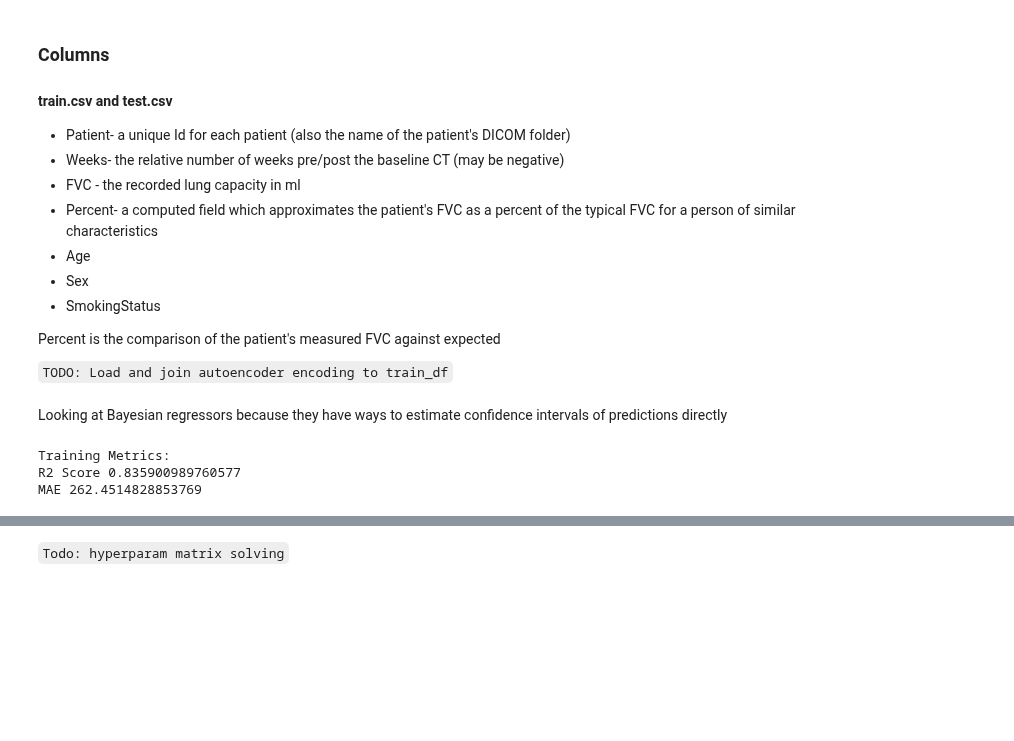
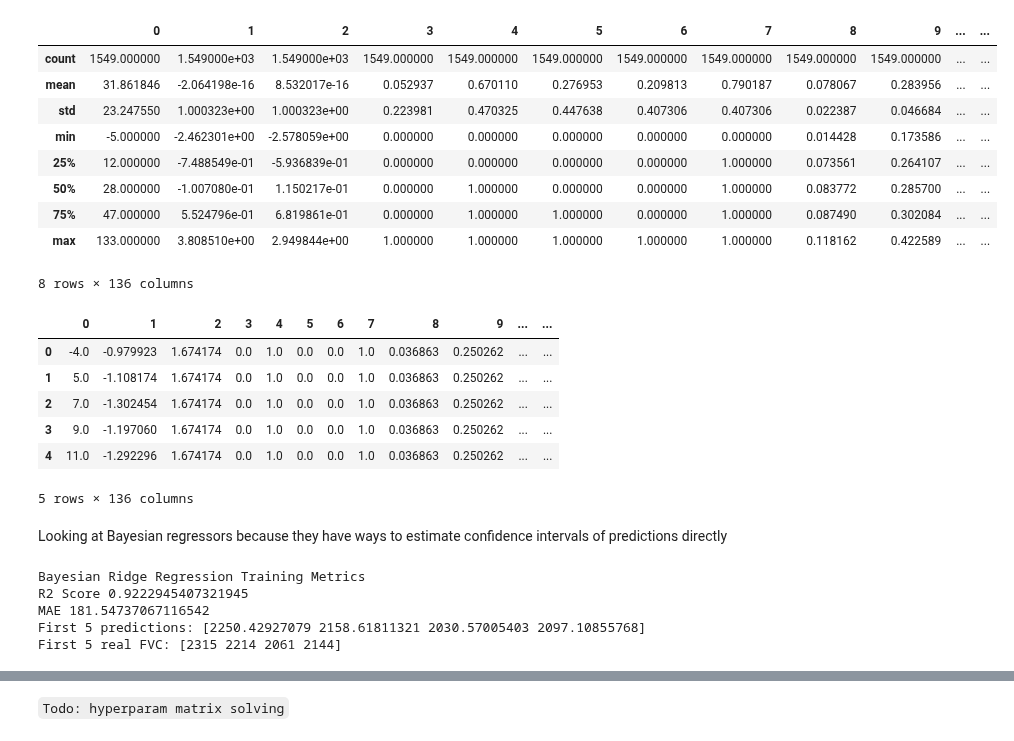
Before and after one commit to vdegenova/osic_kaggle, a Jupyter notebook: Regression Model.ipynb, the cells around one changed output, grey strips where cells are left out. Drawn from its saved outputs; the diff is of its cells as text; code cells hidden in the pictures; blank space fills up the shorter version.

```diff
--- a/Regression Model.ipynb
+++ b/Regression Model.ipynb
@@ -48,19 +80,3 @@ memory usage: 84.8+ KB
-# %% [markdown]
-### Columns
-
-#### train.csv and test.csv
-
-- Patient- a unique Id for each patient (also the name of the patient's DICOM folder)
-- Weeks- the relative number of weeks pre/post the baseline CT (may be negative)
-- FVC - the recorded lung capacity in ml
-- Percent- a computed field which approximates the patient's FVC as a percent of the typical FVC for a person of similar characteristics
-- Age
-- Sex
-- SmokingStatus
-
-Percent is the comparison of the patient's measured FVC against expected
-
-`TODO: Load and join autoencoder encoding to train_df`
 # %%
 # Define custom transformers
 class DataFrameSelector(BaseEstimator, TransformerMixin):
@@ -78,9 +94,12 @@ class DataFrameSelector(BaseEstimator, TransformerMixin):
 labels_df = train_df[["FVC", "Patient"]]
 
 # Define input classes
+# No-op weeks because time progress is significant?
+no_op_attrs = ["Weeks"]
 num_attrs = ["Percent", "Age"]
 cat_attrs = ["SmokingStatus", "Sex"]
-no_op_attrs = ["Weeks"]
+# After the join, the encoded CT columns have integer column labels
+encoded_attrs = [x for x in list(train_df) if type(x) == int]
 
 # Define no-operation pipeline
 no_op_pipeline = Pipeline([
@@ -100,32 +119,65 @@ cat_pipeline = Pipeline([
     ('one_hot_encoder', OneHotEncoder()),
 ])
 
+# Encoded CT pipeline
+# Impute missing values but do not do additional scaling
+encoded_pipeline = Pipeline([
+    ('selector', DataFrameSelector(encoded_attrs)),
+    ('imputer', SimpleImputer(strategy="median")),
+])
+
 cleaning_pipeline = FeatureUnion(transformer_list=[
+    ("no_op_pipeline", no_op_pipeline),
     ("num_pipeline", num_pipeline),
     ("cat_pipeline", cat_pipeline),
-    ("no_op_pipeline", no_op_pipeline),
+    ("encoded_pipeline", encoded_pipeline),
 ])
 # %%
-# Prepare training data
+# Prepare training data & convert to DataFrame
 X, y = cleaning_pipeline.fit_transform(train_df), train_df[['FVC']]
-
-# Convert to dataframe
-# Todo: column names
-X = pd.DataFrame(X.toarray())
+X = pd.DataFrame(X.todense())
 
 # Reshape y
 n_samples = len(X)
 y = y.values.reshape(n_samples, )
+
+X.describe()
+# %% [output]
+|  | 0 | 1 | 2 | 3 | 4 | 5 | 6 | 7 | 8 | 9 | ... | ... |
+| count | 1549.000000 | 1.549000e+03 | 1.549000e+03 | 1549.000000 | 1549.000000 | 1549.000000 | 1549.000000 | 1549.000000 | 1549.000000 | 1549.000000 | ... | ... |
+| mean | 31.861846 | -2.064198e-16 | 8.532017e-16 | 0.052937 | 0.670110 | 0.276953 | 0.209813 | 0.790187 | 0.078067 | 0.283956 | ... | ... |
+| std | 23.247550 | 1.000323e+00 | 1.000323e+00 | 0.223981 | 0.470325 | 0.447638 | 0.407306 | 0.407306 | 0.022387 | 0.046684 | ... | ... |
+| min | -5.000000 | -2.462301e+00 | -2.578059e+00 | 0.000000 | 0.000000 | 0.000000 | 0.000000 | 0.000000 | 0.014428 | 0.173586 | ... | ... |
+| 25% | 12.000000 | -7.488549e-01 | -5.936839e-01 | 0.000000 | 0.000000 | 0.000000 | 0.000000 | 1.000000 | 0.073561 | 0.264107 | ... | ... |
+| 50% | 28.000000 | -1.007080e-01 | 1.150217e-01 | 0.000000 | 1.000000 | 0.000000 | 0.000000 | 1.000000 | 0.083772 | 0.285700 | ... | ... |
+| 75% | 47.000000 | 5.524796e-01 | 6.819861e-01 | 0.000000 | 1.000000 | 1.000000 | 0.000000 | 1.000000 | 0.087490 | 0.302084 | ... | ... |
+| max | 133.000000 | 3.808510e+00 | 2.949844e+00 | 1.000000 | 1.000000 | 1.000000 | 1.000000 | 1.000000 | 0.118162 | 0.422589 | ... | ... |
+8 rows × 136 columns
+# %%
+X.head()
+# %% [output]
+|  | 0 | 1 | 2 | 3 | 4 | 5 | 6 | 7 | 8 | 9 | ... | ... |
+| 0 | -4.0 | -0.979923 | 1.674174 | 0.0 | 1.0 | 0.0 | 0.0 | 1.0 | 0.036863 | 0.250262 | ... | ... |
+| 1 | 5.0 | -1.108174 | 1.674174 | 0.0 | 1.0 | 0.0 | 0.0 | 1.0 | 0.036863 | 0.250262 | ... | ... |
+| 2 | 7.0 | -1.302454 | 1.674174 | 0.0 | 1.0 | 0.0 | 0.0 | 1.0 | 0.036863 | 0.250262 | ... | ... |
+| 3 | 9.0 | -1.197060 | 1.674174 | 0.0 | 1.0 | 0.0 | 0.0 | 1.0 | 0.036863 | 0.250262 | ... | ... |
+| 4 | 11.0 | -1.292296 | 1.674174 | 0.0 | 1.0 | 0.0 | 0.0 | 1.0 | 0.036863 | 0.250262 | ... | ... |
+5 rows × 136 columns
 # %% [markdown]
 Looking at Bayesian regressors because they have ways to estimate confidence intervals of predictions directly
 # %%
 # Bayesian Ridge Regression
-regr = BayesianRidge(tol=1e-6)
+regr = BayesianRidge()
 regr.fit(X.values, y)
+y_pred = regr.predict(X.values)
 
-y_pred = regr.predict(X)
-print(f"Training Metrics: \nR2 Score {r2_score(y, y_pred)} \nMAE {mean_absolute_error(y, y_pred)} ")
+print("Bayesian Ridge Regression Training Metrics")
+print(f"R2 Score {r2_score(y, y_pred)} \nMAE {mean_absolute_error(y, y_pred)} ")
+print(f"First 5 predictions: {y_pred[:4]}")
+print(f"First 5 real FVC: {y[:4]}")
 # %% [output]
-Training Metrics:
-R2 Score 0.835900989760577
-MAE 262.4514828853769
+Bayesian Ridge Regression Training Metrics
+R2 Score 0.9222945407321945
+MAE 181.54737067116542
+First 5 predictions: [2250.42927079 2158.61811321 2030.57005403 2097.10855768]
+First 5 real FVC: [2315 2214 2061 2144]
```
Also changed, not shown: parts of 7 cells of this notebook.
